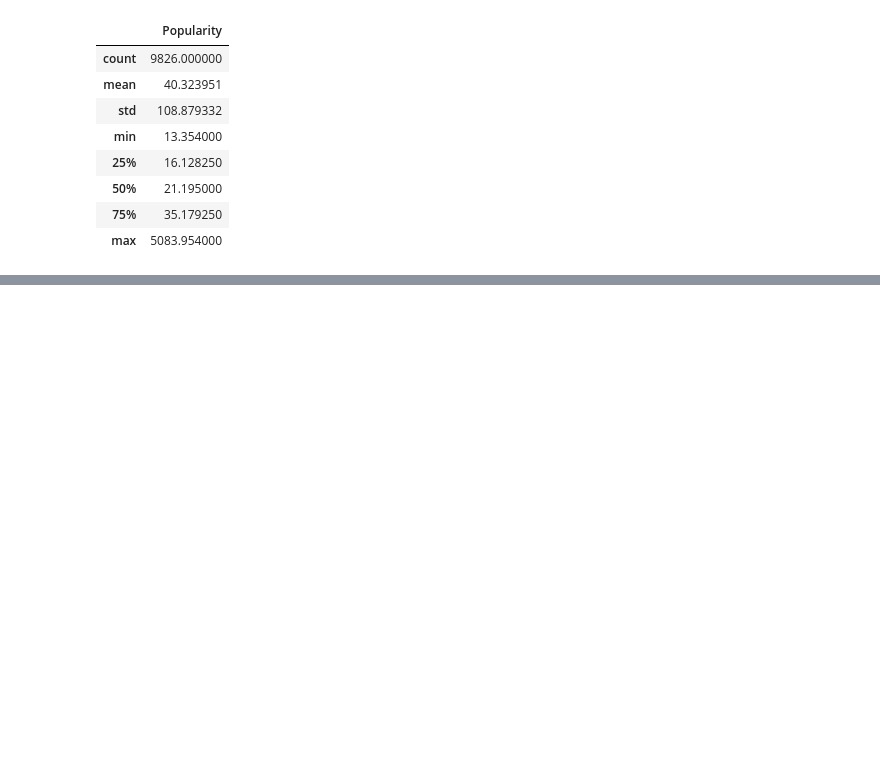
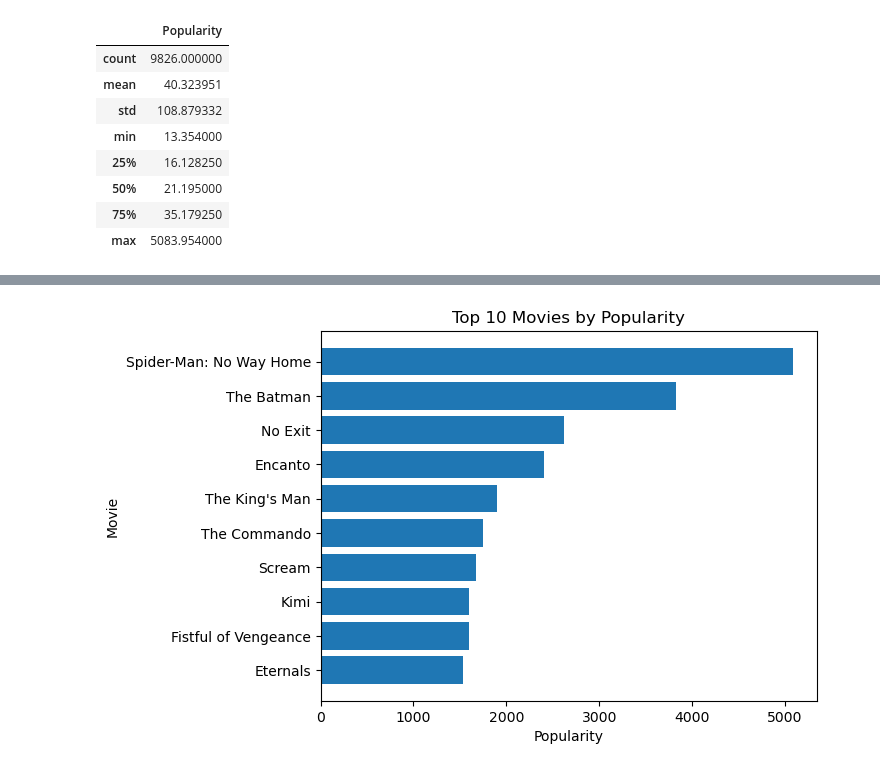
Before and after one commit to Eddythemachine/End-to-End-Books-Recommender-System-Implementation-using-Collaborative-Filtering, a Jupyter notebook: notebook/practice.ipynb, the cells around one changed output, grey strips where cells are left out. Saved outputs shown, nothing was run; the diff lists cells and outputs as text; code cells hidden in the pictures; blank space fills up the shorter version.

```diff
--- a/notebook/practice.ipynb
+++ b/notebook/practice.ipynb
@@ -72,0 +144,17 @@ df.describe()
+# %%
+# Ensure Release_Date is datetime and extract year
+df["Release_Date"] = pd.to_datetime(df["Release_Date"], errors="coerce")
+df["Year"] = df["Release_Date"].dt.year
+# %%
+# ---------- 1. Top 10 Movies by Popularity ----------
+top_popularity = df.sort_values("Popularity", ascending=False).head(10)
+
+plt.figure()
+plt.barh(top_popularity["Title"], top_popularity["Popularity"])
+plt.title("Top 10 Movies by Popularity")
+plt.xlabel("Popularity")
+plt.ylabel("Movie")
+plt.gca().invert_yaxis()
+plt.show()
+# %% [output]
+[figure, added]
```
Also changed, not shown: parts of 38 cells of this notebook, 1 other file.
